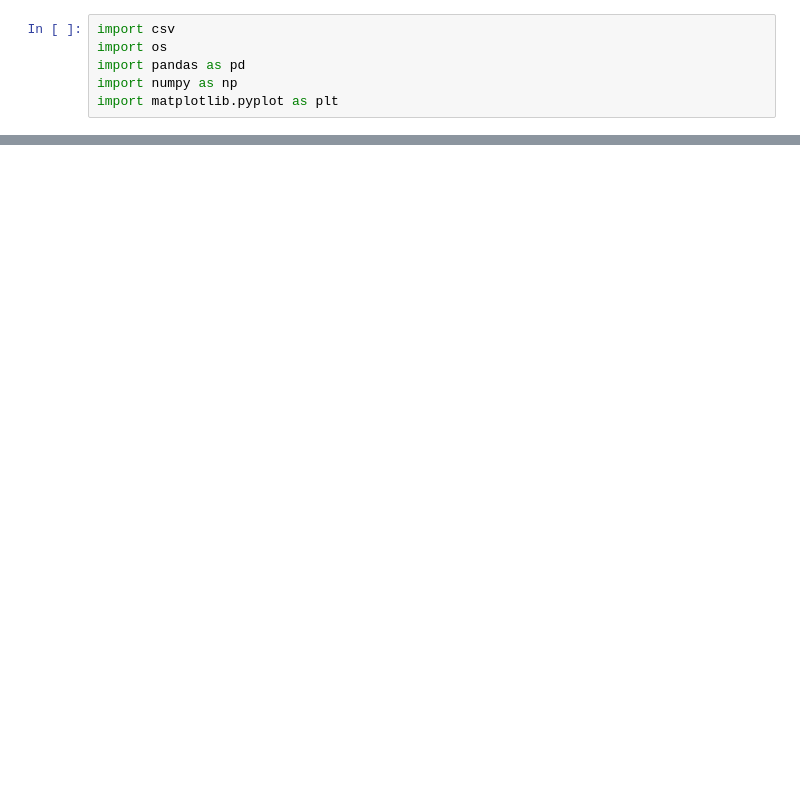
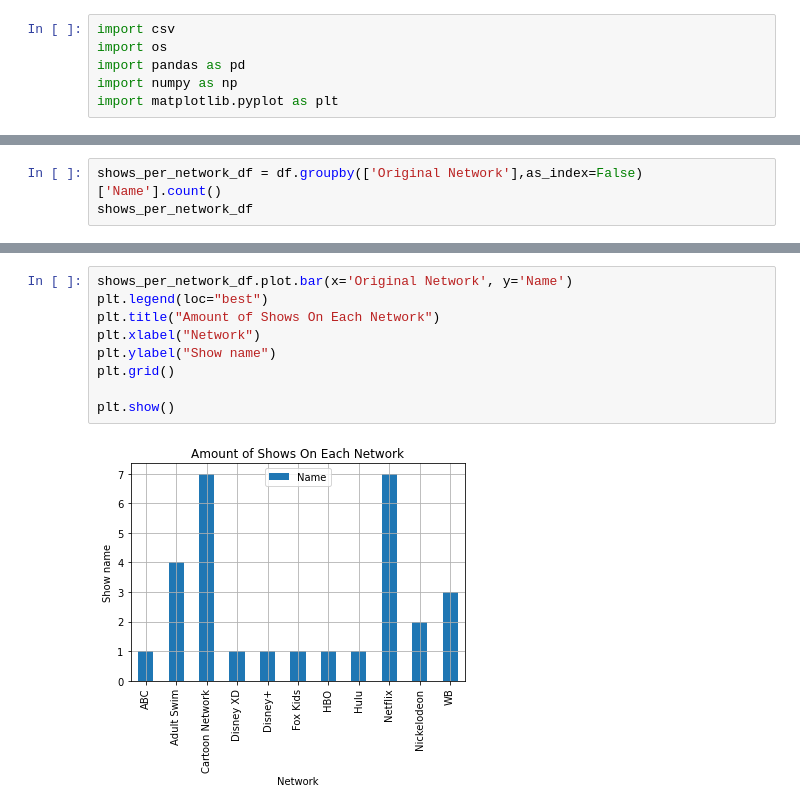
Before and after one commit to ChastityAM/Anime-Dataset, a Jupyter notebook: Animation.ipynb, the cells around one changed output, grey strips where cells are left out. Cells and saved outputs as stored; diff of their text form; blank space fills up the shorter version.

Commit message:
Completed file
I broke down the data into smaller data frames and then plotted some of the df points into graphs.

```diff
--- a/Animation.ipynb
+++ b/Animation.ipynb
@@ -28,0 +78,3 @@ df
+# %%
+shows_per_network_df = df.groupby(['Original Network'],as_index=False)['Name'].count()
+shows_per_network_df
@@ -28,0 +94,11 @@ df
+# %%
+shows_per_network_df.plot.bar(x='Original Network', y='Name')
+plt.legend(loc="best")
+plt.title("Amount of Shows On Each Network")
+plt.xlabel("Network")
+plt.ylabel("Show name")
+plt.grid()
+
+plt.show()
+# %% [output]
+[figure, added]
```
Also changed, not shown: parts of 6 cells of this notebook.
